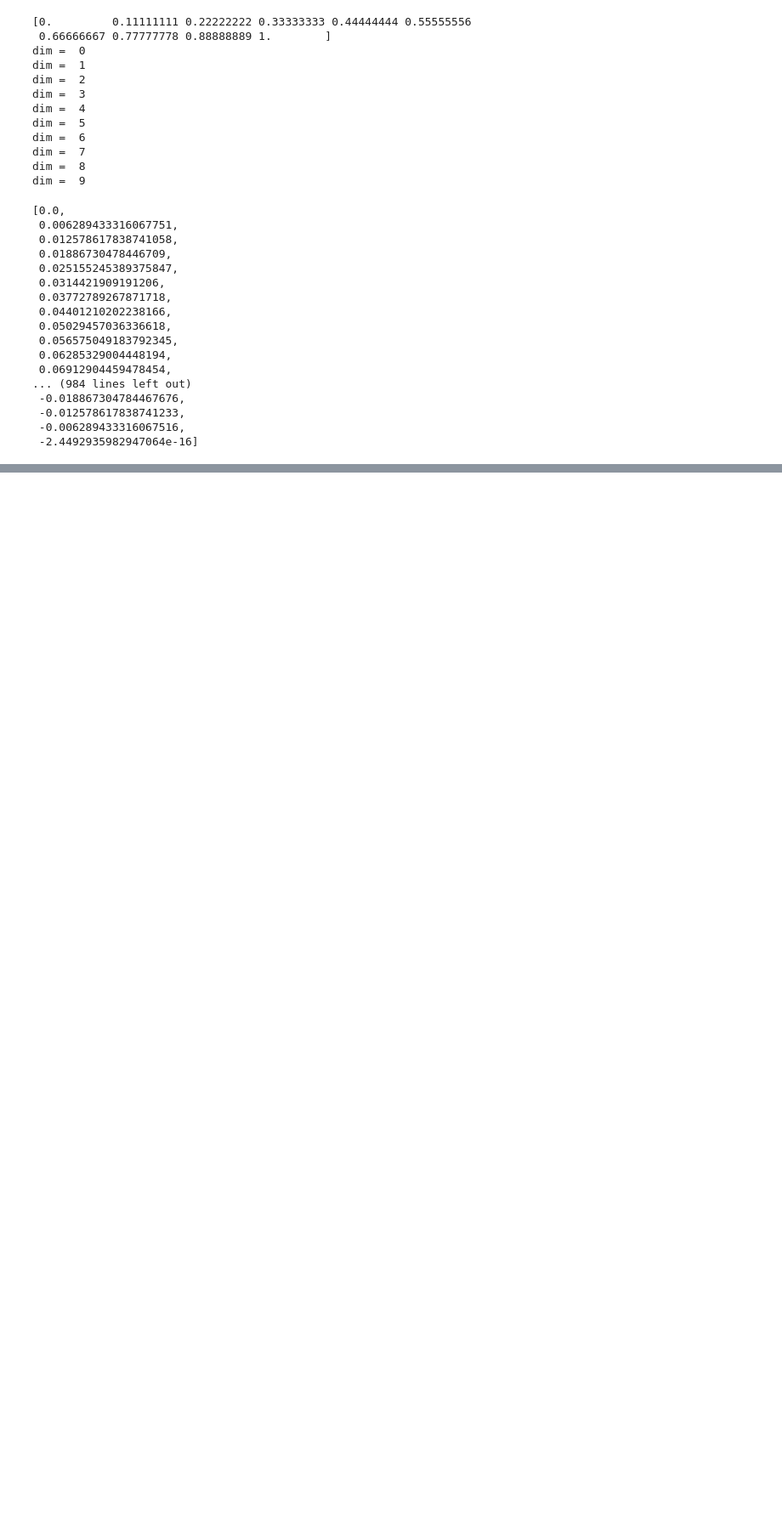
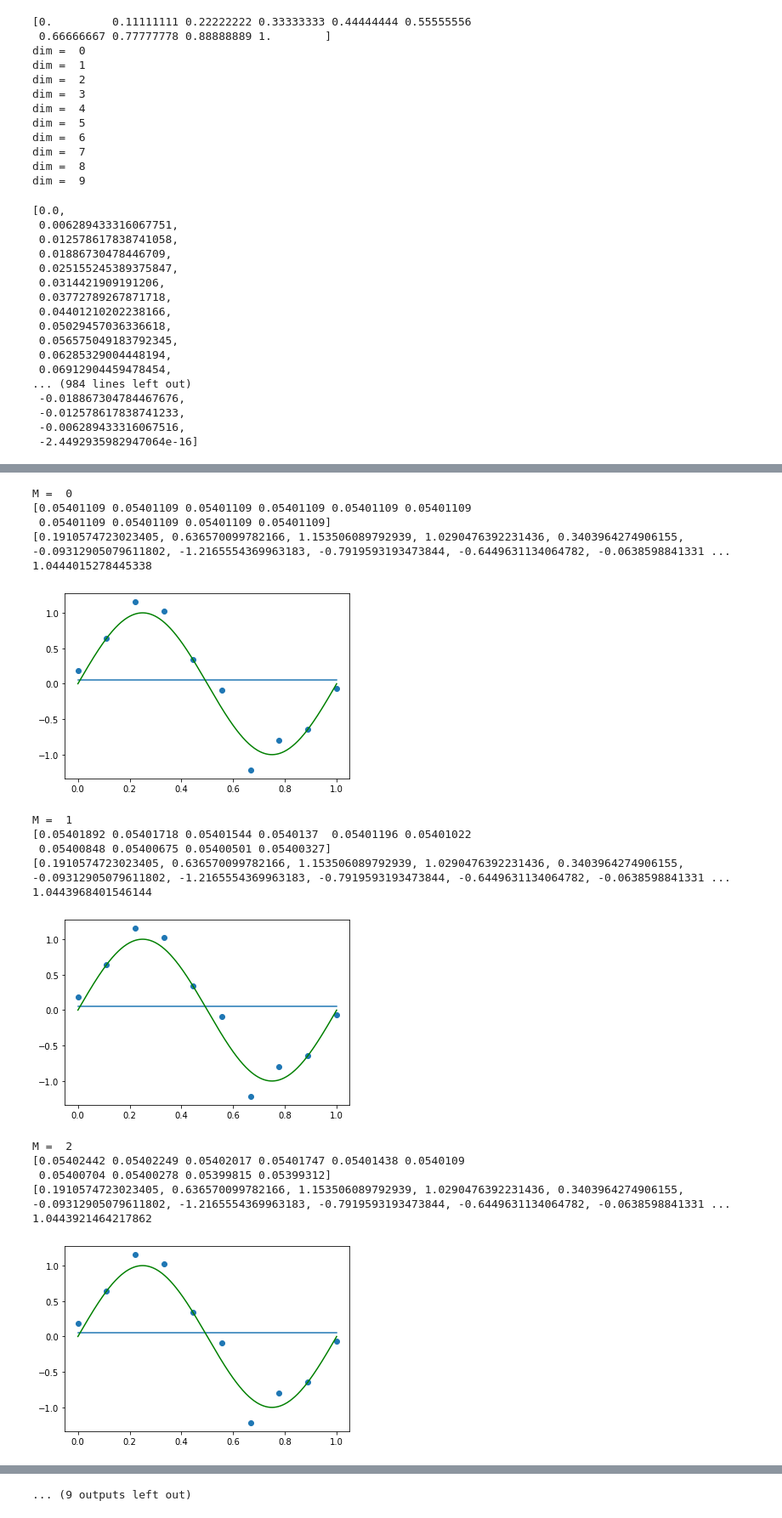
Before and after one commit to gakitoru/python-prml, a Jupyter notebook: p1_p11.ipynb, the cells around one changed output, grey strips where cells are left out. Shown at 85% size. Saved outputs shown, nothing was run; the diff lists cells and outputs as text; code cells hidden in the pictures; blank space fills up the shorter version.

```diff
--- a/p1_p11.ipynb
+++ b/p1_p11.ipynb
@@ -186,0 +170,57 @@ M =  5
+# %%
+from sklearn.linear_model import Ridge
+
+Erms_train.clear()
+Erms_test.clear()
+
+for dim in dims:
+    print("M = ", + dim)
+    X_train_dim = np.array(X_train_dim_list[dim])
+    X_ref_dim = np.array(X_ref_dim_list[dim])
+
+    rd = Ridge(alpha=100000)
+    rd.fit(X_train_dim.reshape(len(X_train_dim), -1), T)
+
+    #print(X_ref_dim)
+    T_ref_dim = rd.predict(X_ref_dim)
+
+
+    T_train_dim = rd.predict(X_train_dim)
+    Erms = 0
+    print(T_train_dim)
+    print(T)
+    print(math.sqrt(2*sum((T_train_dim - T)**2)/len(X_train_dim)))
+    Erms_train.append(math.sqrt(2*sum((T_train_dim - T)**2)/len(X_train_dim)))
+    Erms_test.append(math.sqrt(2*sum((T_ref_dim - T_ref_noise)**2)/len(X_ref_dim)))
+
+    #math.sqrt(2*((T_train_dim - T)**2)/len(X_train_dim))
+
+    plt.scatter(X, T)
+    plt.plot(X_ref, T_ref_dim)
+    plt.plot(X_ref, T_ref, c='g')
+    plt.show()
+
+plt.scatter(dims, Erms_test)
+plt.scatter(dims, Erms_train)
+plt.plot(dims, Erms_test)
+plt.plot(dims, Erms_train)
+plt.show()
+# %% [output]
+M =  0
+[0.05401109 0.05401109 0.05401109 0.05401109 0.05401109 0.05401109
+ 0.05401109 0.05401109 0.05401109 0.05401109]
+[0.1910574723023405, 0.636570099782166, 1.153506089792939, 1.0290476392231436, 0.3403964274906155, -0.09312905079611802, -1.2165554369963183, -0.7919593193473844, -0.6449631134064782, -0.0638598841331 ...
+1.0444015278445338
+[figure, added]
+M =  1
+[0.05401892 0.05401718 0.05401544 0.0540137  0.05401196 0.05401022
+ 0.05400848 0.05400675 0.05400501 0.05400327]
+[0.1910574723023405, 0.636570099782166, 1.153506089792939, 1.0290476392231436, 0.3403964274906155, -0.09312905079611802, -1.2165554369963183, -0.7919593193473844, -0.6449631134064782, -0.0638598841331 ...
+1.0443968401546144
+[figure, added]
+M =  2
+[0.05402442 0.05402249 0.05402017 0.05401747 0.05401438 0.0540109
+ 0.05400704 0.05400278 0.05399815 0.05399312]
+[0.1910574723023405, 0.636570099782166, 1.153506089792939, 1.0290476392231436, 0.3403964274906155, -0.09312905079611802, -1.2165554369963183, -0.7919593193473844, -0.6449631134064782, -0.0638598841331 ...
+1.0443921464217862
+[figure, added]
@@ -186,0 +245 @@ M =  5
+... (9 outputs left out)
```
Also changed, not shown: parts of 4 cells of this notebook.
